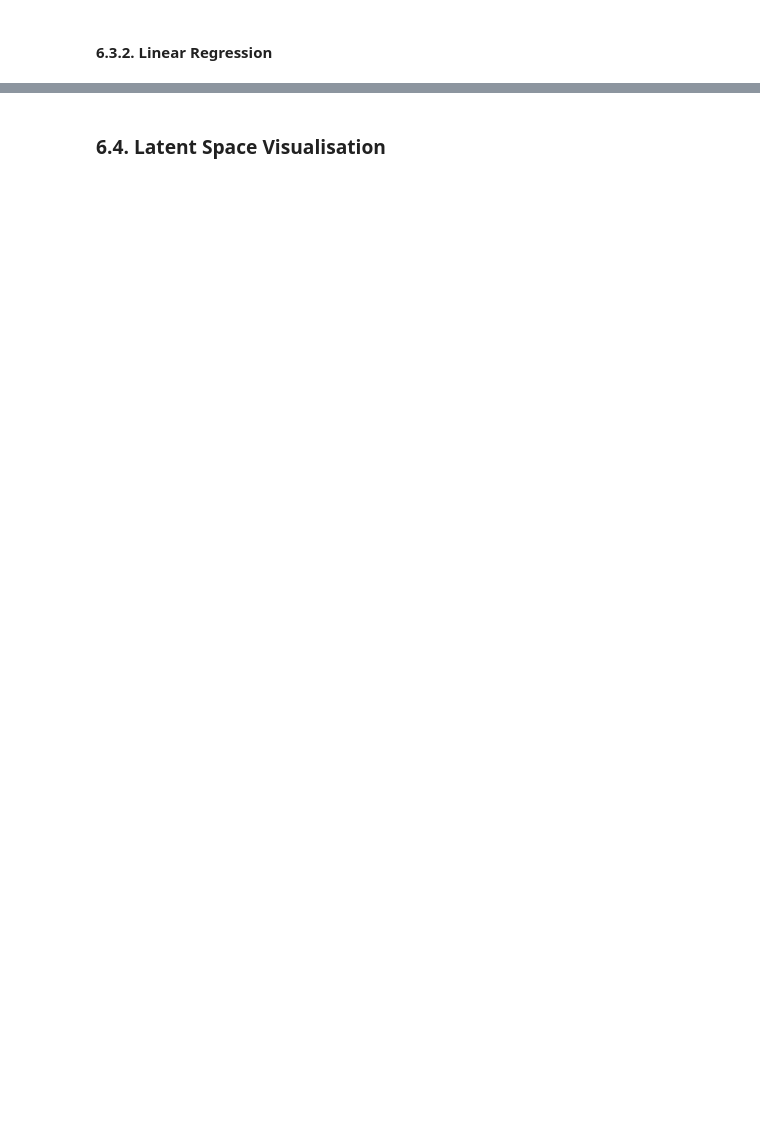
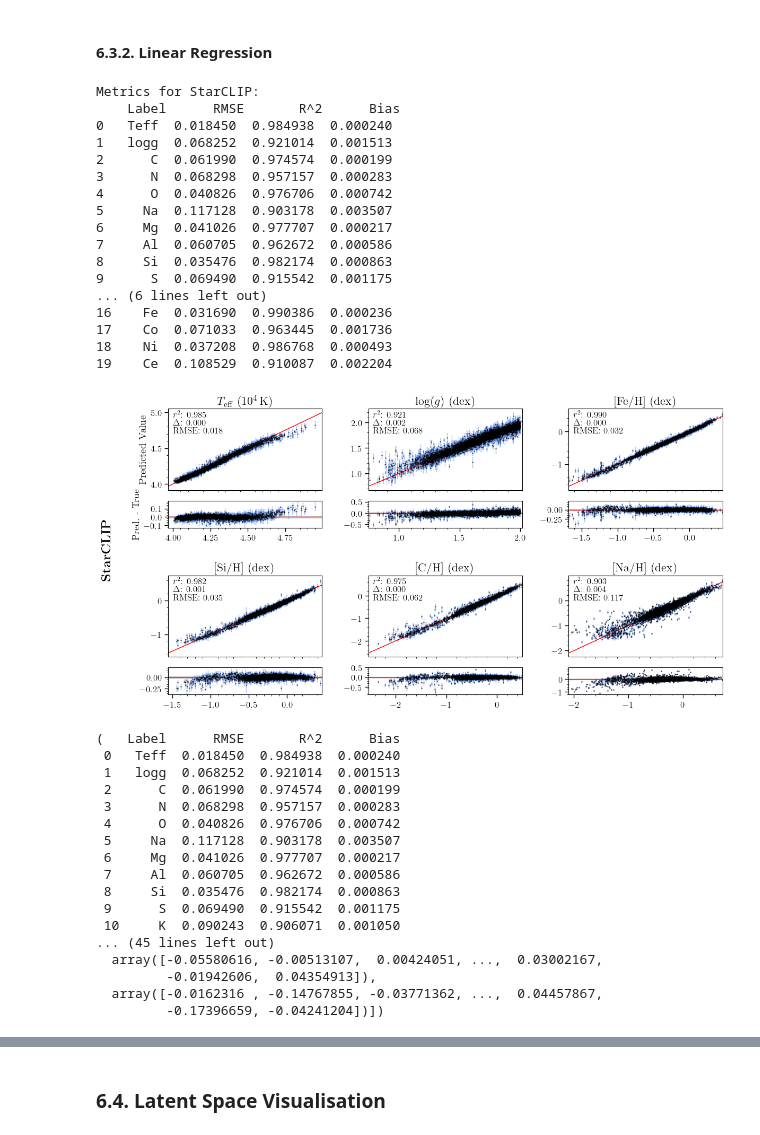
Before and after one commit to juliavekim/StarCLIP, a Jupyter notebook: Scripts/StarCLIP.ipynb, the cells around one changed output, grey strips where cells are left out. Saved outputs shown, nothing was run; the diff lists cells and outputs as text; code cells hidden in the pictures; blank space fills up the shorter version.

```diff
--- a/Scripts/StarCLIP.ipynb
+++ b/Scripts/StarCLIP.ipynb
@@ -746,14 +752,14 @@ aug_jwst_spectra2.to_pickle(os.path.join(DATA_DIR2, 'aug_jwst_spectra2.pkl'))
 # %%
 ## Load the DataFrames back from pickle files ##
 # Labels
-mock_jwst_labels = pd.read_pickle(os.path.join(DATA_DIR2, 'mock_jwst_labels.pkl'))
-extended_mock_jwst_labels = pd.read_pickle(os.path.join(DATA_DIR2, 'extended_mock_jwst_labels.pkl'))
-aug_jwst_labels = pd.read_pickle(os.path.join(DATA_DIR2, 'aug_jwst_labels.pkl'))
+mock_jwst_labels = pd.read_pickle(LOCAL_DATA_DIR / 'mock_jwst_labels.pkl')
+extended_mock_jwst_labels = pd.read_pickle(LOCAL_DATA_DIR / 'extended_mock_jwst_labels.pkl')
+aug_jwst_labels = pd.read_pickle(LOCAL_DATA_DIR / 'aug_jwst_labels.pkl')
 
 # Spectra
-mock_jwst_spectra = pd.read_pickle(os.path.join(DATA_DIR2, 'mock_jwst_spectra2.pkl'))
-extended_mock_jwst_spectra = pd.read_pickle(os.path.join(DATA_DIR2, 'extended_mock_jwst_spectra5.pkl'))
-aug_jwst_spectra = pd.read_pickle(os.path.join(DATA_DIR2, 'aug_jwst_spectra2.pkl'))
+mock_jwst_spectra = pd.read_pickle(LOCAL_DATA_DIR / 'mock_jwst_spectra2.pkl')
+extended_mock_jwst_spectra = pd.read_pickle(LOCAL_DATA_DIR / 'extended_mock_jwst_spectra5.pkl')
+aug_jwst_spectra = pd.read_pickle(LOCAL_DATA_DIR / 'aug_jwst_spectra2.pkl')
 # %% [markdown]
 #### **1.3.7. Visualise Pipeline**
 # %%
@@ -2001,9 +2046,9 @@ print("Computing similarity matrices for test dataset...")
 
 for sim_type in ["cross_12", "cross_21"]:
     # CLIPModel similarity matrix
-    sim_matrices[f"sim_metric_matrix_clip_test_{sim_type}"] = compute_similarity_matrix(y_j_hat, y_a_hat, sim_type=sim_type)
+    sim_matrices[f"sim_metric_matrix_clip_test_{sim_type}"] = compute_similarity_matrix(y_j_test_hat, y_a_test_hat, sim_type=sim_type)
 
     # MockCLIPModel similarity matrix
-    sim_matrices[f"sim_metric_matrix_mockclip_test_{sim_type}"] = compute_similarity_matrix(y_js_hat, y_mjs_hat, sim_type=sim_type)
+    sim_matrices[f"sim_metric_matrix_mockclip_test_{sim_type}"] = compute_similarity_matrix(y_js_test_hat, y_mjs_test_hat, sim_type=sim_type)
 
 print("\nAll similarity matrices computed successfully!")
@@ -2327,11 +2504,48 @@ def fit_model(jwst_labels, y_train_val, y_test, train_val_indices, test_indices,
 # %%
 ## Fit linear model on augmented JWST data and retrieve evaluation metrics ##
 fit_model(
-    aug_jwst_labels,
-    y_j_train_val,
-    y_j_test,
-    train_val_indices,
-    test_indices,
-    "StarCLIP"
+    jwst_labels=aug_jwst_labels,
+    y_train_val=y_j_train_val,
+    y_test=y_j_test,
+    train_val_indices=train_val_indices,
+    test_indices=test_indices,
+    model_name="StarCLIP",
+    label_names=label_names  # <-- this provides pretty plot titles
 )
+# %% [output]
+Metrics for StarCLIP:
+    Label      RMSE       R^2      Bias
+0   Teff  0.018450  0.984938  0.000240
+1   logg  0.068252  0.921014  0.001513
+2      C  0.061990  0.974574  0.000199
+3      N  0.068298  0.957157  0.000283
+4      O  0.040826  0.976706  0.000742
+5     Na  0.117128  0.903178  0.003507
+6     Mg  0.041026  0.977707  0.000217
+7     Al  0.060705  0.962672  0.000586
+8     Si  0.035476  0.982174  0.000863
+9      S  0.069490  0.915542  0.001175
+... (6 lines left out)
+16    Fe  0.031690  0.990386  0.000236
+17    Co  0.071033  0.963445  0.001736
+18    Ni  0.037208  0.986768  0.000493
+19    Ce  0.108529  0.910087  0.002204
+[figure, added]
+(   Label      RMSE       R^2      Bias
+ 0   Teff  0.018450  0.984938  0.000240
+ 1   logg  0.068252  0.921014  0.001513
+ 2      C  0.061990  0.974574  0.000199
+ 3      N  0.068298  0.957157  0.000283
+ 4      O  0.040826  0.976706  0.000742
+ 5     Na  0.117128  0.903178  0.003507
+ 6     Mg  0.041026  0.977707  0.000217
+ 7     Al  0.060705  0.962672  0.000586
+ 8     Si  0.035476  0.982174  0.000863
+ 9      S  0.069490  0.915542  0.001175
+ 10     K  0.090243  0.906071  0.001050
+... (45 lines left out)
+  array([-0.05580616, -0.00513107,  0.00424051, ...,  0.03002167,
+         -0.01942606,  0.04354913]),
+  array([-0.0162316 , -0.14767855, -0.03771362, ...,  0.04457867,
+         -0.17396659, -0.04241204])])
 # %%
```
Also changed, not shown: parts of 42 cells of this notebook.
